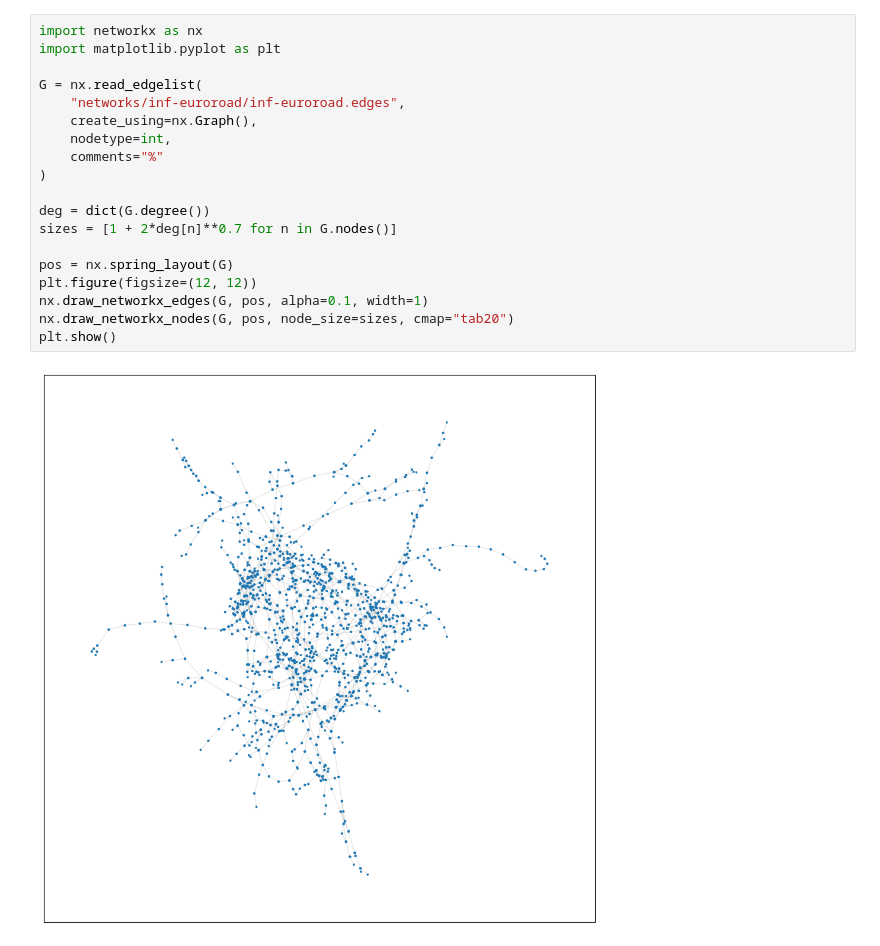
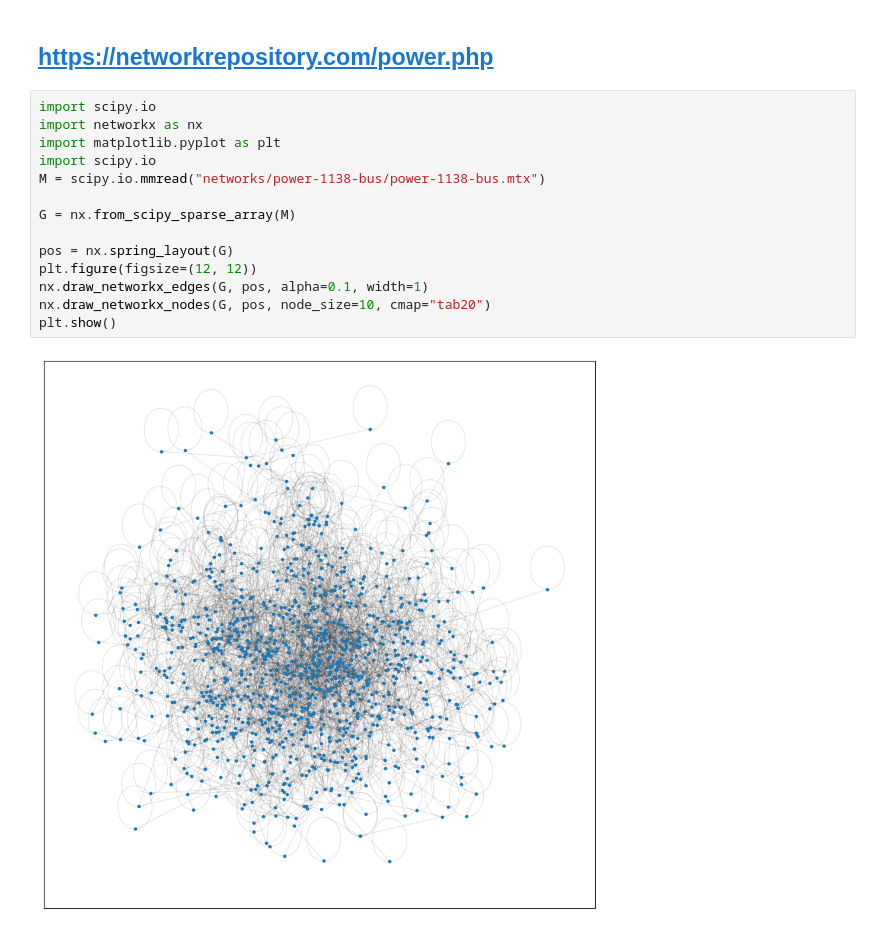
Before and after one commit to HJaczynski/Social-Networks-and-Recomendation-Systems, a Jupyter notebook: Labs/task2.ipynb, the cells around one changed output. Drawn from its saved outputs; the diff is of its cells as text.

```diff
--- a/Labs/task2.ipynb
+++ b/Labs/task2.ipynb
@@ -1,21 +80,18 @@
+# %% [markdown]
+## https://networkrepository.com/power.php
 # %%
+import scipy.io
 import networkx as nx
 import matplotlib.pyplot as plt
+import scipy.io
+M = scipy.io.mmread("networks/power-1138-bus/power-1138-bus.mtx")
 
-G = nx.read_edgelist(
-    "networks/inf-euroroad/inf-euroroad.edges",
-    create_using=nx.Graph(),
-    nodetype=int,
-    comments="%"
-)
-
-deg = dict(G.degree())
-sizes = [1 + 2*deg[n]**0.7 for n in G.nodes()]
+G = nx.from_scipy_sparse_array(M)
 
 pos = nx.spring_layout(G)
 plt.figure(figsize=(12, 12))
 nx.draw_networkx_edges(G, pos, alpha=0.1, width=1)
-nx.draw_networkx_nodes(G, pos, node_size=sizes, cmap="tab20")
+nx.draw_networkx_nodes(G, pos, node_size=10, cmap="tab20")
 plt.show()
 # %% [output]
-[figure, old version]
+[figure, new version]
```
Also changed, not shown: parts of 14 cells of this notebook, 7 other files.
